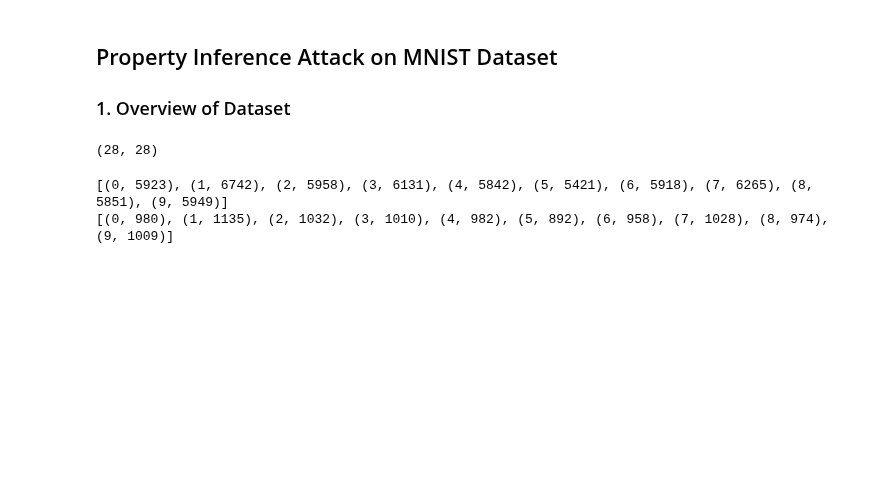
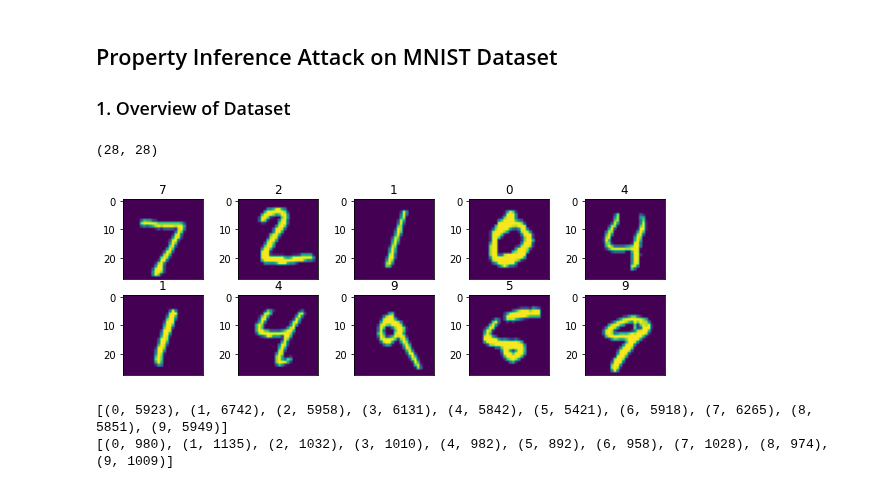
Before and after one commit to privML/privacy-evaluator, a Jupyter notebook: notebooks/property_inference_attack.ipynb, the cells around one changed output. Saved outputs shown, nothing was run; the diff lists cells and outputs as text; code cells hidden in the pictures; blank space fills up the shorter version.

```diff
--- a/notebooks/property_inference_attack.ipynb
+++ b/notebooks/property_inference_attack.ipynb
@@ -84,6 +105,17 @@ input_shape = test_dataset[0][0].shape
 print(input_shape)
 # %% [output]
 (28, 28)
+# %%
+plt.figure(figsize=(10, 5))
+num_images_to_display, num_columns = 10, 5
+for i, image in enumerate(test_dataset[0][:num_images_to_display]):
+    plt.subplot(num_images_to_display / num_columns + 1, num_columns, i + 1)
+    plt.imshow(image)
+    ax = plt.gca()
+    ax.axes.xaxis.set_visible(False)
+    ax.set_title(str(int(test_dataset[1][i])))
+# %% [output]
+[figure, added]
 # %%
 print(sorted(collections.Counter(train_dataset[1].flatten()).items()))
 print(sorted(collections.Counter(test_dataset[1].flatten()).items()))
```
Also changed, not shown: parts of 4 cells of this notebook.
